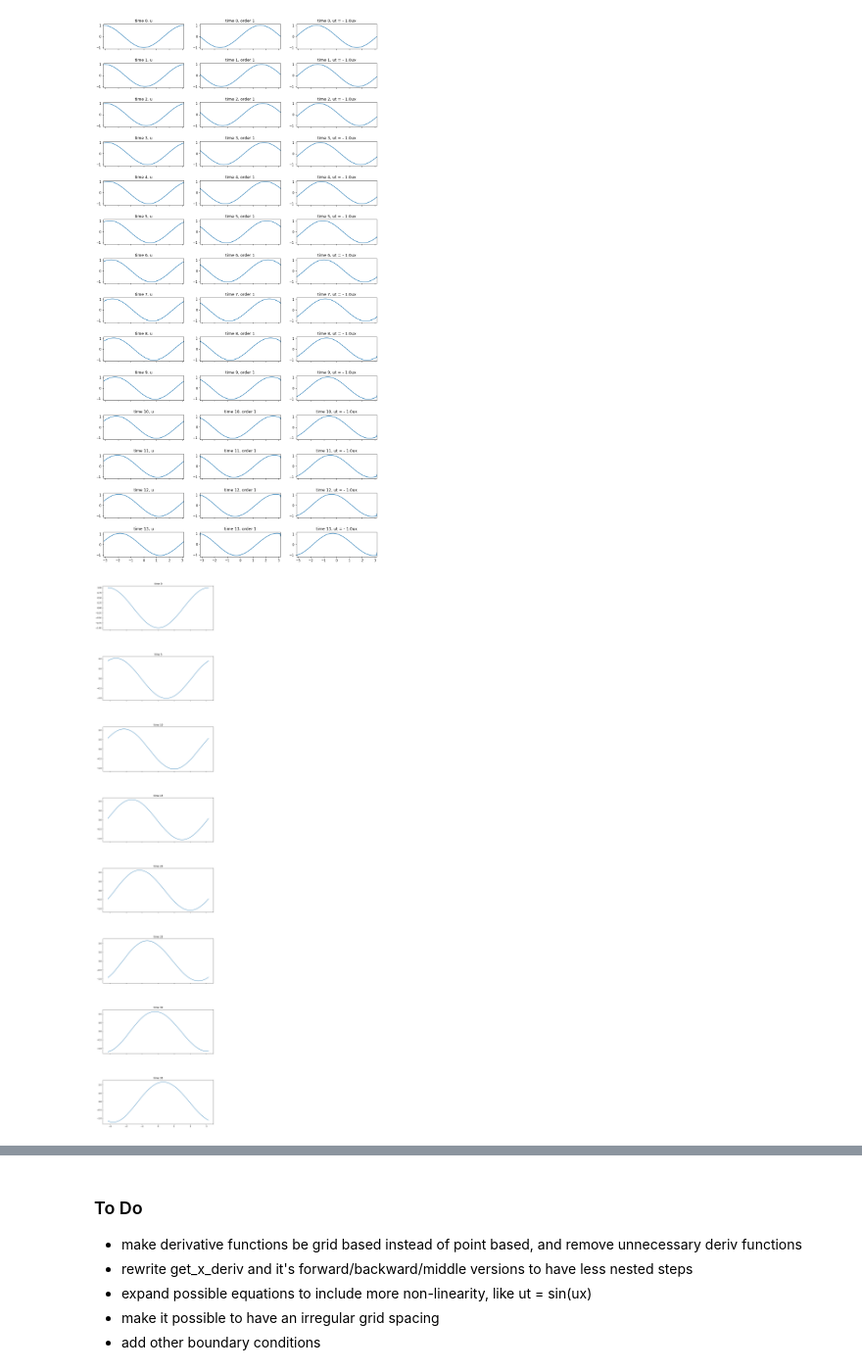
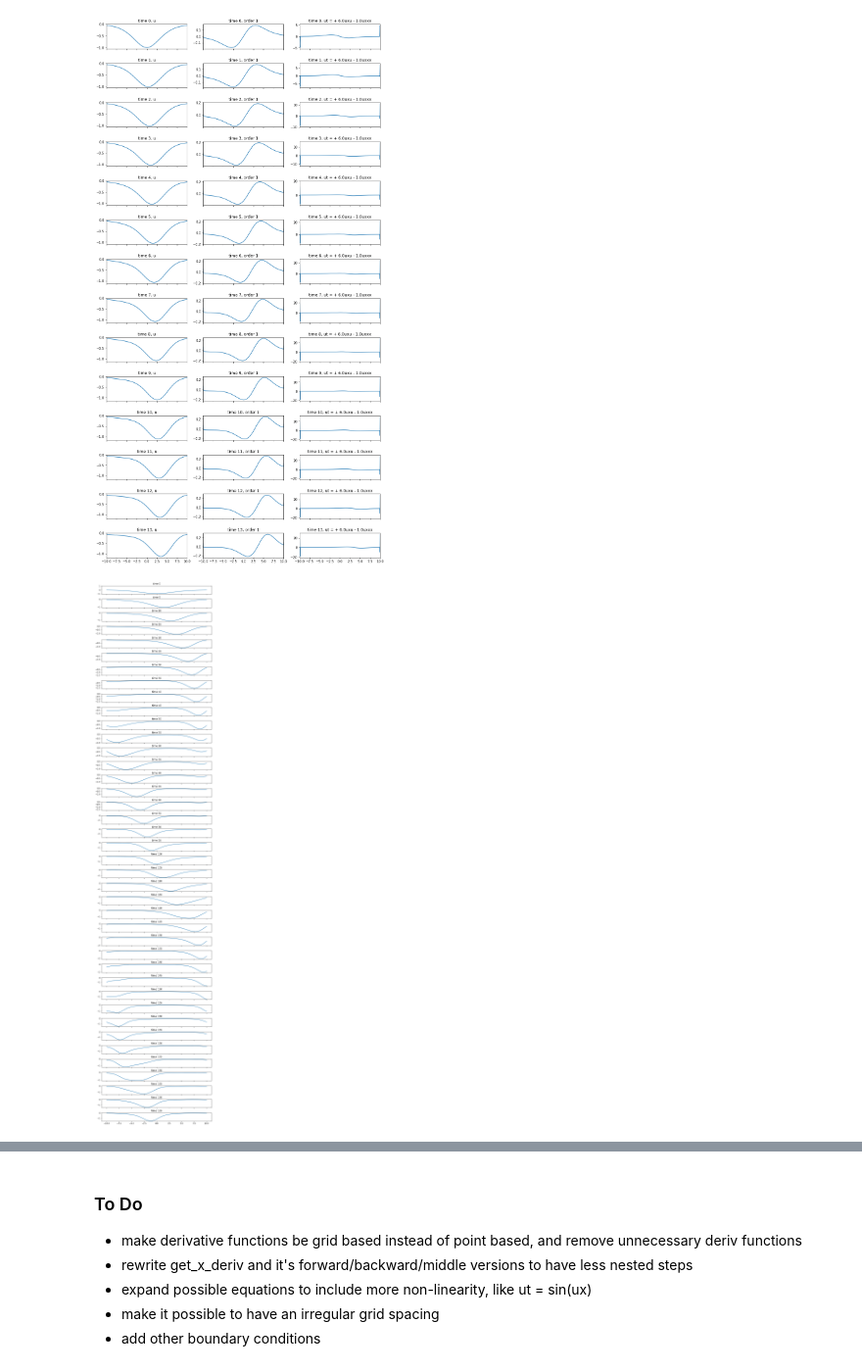
Before and after one commit to ZacharyVernec/PDE-FIND, a Jupyter notebook: PDE_FIND.ipynb, the cells around one changed output, grey strips where cells are left out. Shown at 98% size. Cells and saved outputs as stored; diff of their text form; code cells hidden in the pictures.

```diff
--- a/PDE_FIND.ipynb
+++ b/PDE_FIND.ipynb
@@ -38,9 +38,13 @@ class PDE:
     def init_u(self):
         #makes one wavelength of cos, from 1 crest to the next
         xarr = np.linspace(self.xrange[0], self.xrange[1], self.xpoints, endpoint=False)
-        k = 2*np.pi/(self.xrange[1] - self.xrange[0])
-        phi = np.pi
-        u0 = np.cos(k*xarr+phi)
+        #k = 2*np.pi/(self.xrange[1] - self.xrange[0])
+        #phi = np.pi
+        #u0 = np.cos(k*xarr+phi)
+        c = 2
+        a = 0
+        t = 0
+        u0 = -0.5*c*1/np.cosh( 0.5*np.sqrt(c)*(x-c*t-a) )**2
         uempty = np.full((self.xpoints,), np.nan, dtype=float)
         return np.vstack([u0]+[uempty]*(self.tpoints-1))
 
@@ -230,9 +234,10 @@ class PDE:
             print("PDE already simulated")
             return self.u
 # %%
-xi = np.zeros((2, 1))
-xi[1, 0] = -10
-pde = PDE(xi, xrange=(-np.pi, np.pi))
+xi = np.zeros((4, 2))
+xi[3, 0] = -1
+xi[1, 1] = 6
+pde = PDE(xi, xrange=(-10, 10))
 pde.sim()
 print(repr(pde))
 # %% [output]
@@ -260,7 +265,7 @@ for time in range(max_time):
         yn = pde.get_t_deriv_grid(time)
         axes[time//jump_fact, -1].plot(x, yn)
     ylim = axes[time//jump_fact, 0].get_ylim()
-    axes[time//jump_fact, 0].set_ylim(ylim)
+    axes[time//jump_fact, 0].set_ylim(-2, 2)
 
     if time != max_time-1:
         pde.u[time+1] = pde.sim_next_grid(time)
@@ -306,30 +311,30 @@ for time in range(max_time):
 plt.subplots_adjust(hspace=0.6)
 plt.show()
 # %% [output]
-[figure, old version]
+[figure, new version]
 # %%
 np.seterr(all='raise')
 np.seterr(under='ignore')
 
-max_time = 40
+max_time = pde.tpoints-1
 jump_fact = 5
 
 fig, axes = plt.subplots(nrows=max_time//jump_fact, figsize=(10,50), sharex=True, sharey=False)
 x = np.linspace(pde.xrange[0], pde.xrange[1], pde.xpoints)
 
 for time in range(max_time):
     #print(str(time)+": u = "+str(pde.u[time, 0]))
     if time % jump_fact == 0:
         y = pde.u[time]
         axes[time//jump_fact].plot(x, y)
         axes[time//jump_fact].set(title='time '+str(time))
     pde.u[time+1] = pde.sim_next_grid(time)
 axes[0].set_ylim(-1.1, 1.1)
 
 plt.subplots_adjust(hspace=0.6)
 plt.show()
 # %% [output]
-[figure, old version]
+[figure, new version]
 # %%
 class PDE_FIND:
     def __init__(self, max_order, max_degree, twidth):
```
Also changed, not shown: parts of 3 cells of this notebook.
